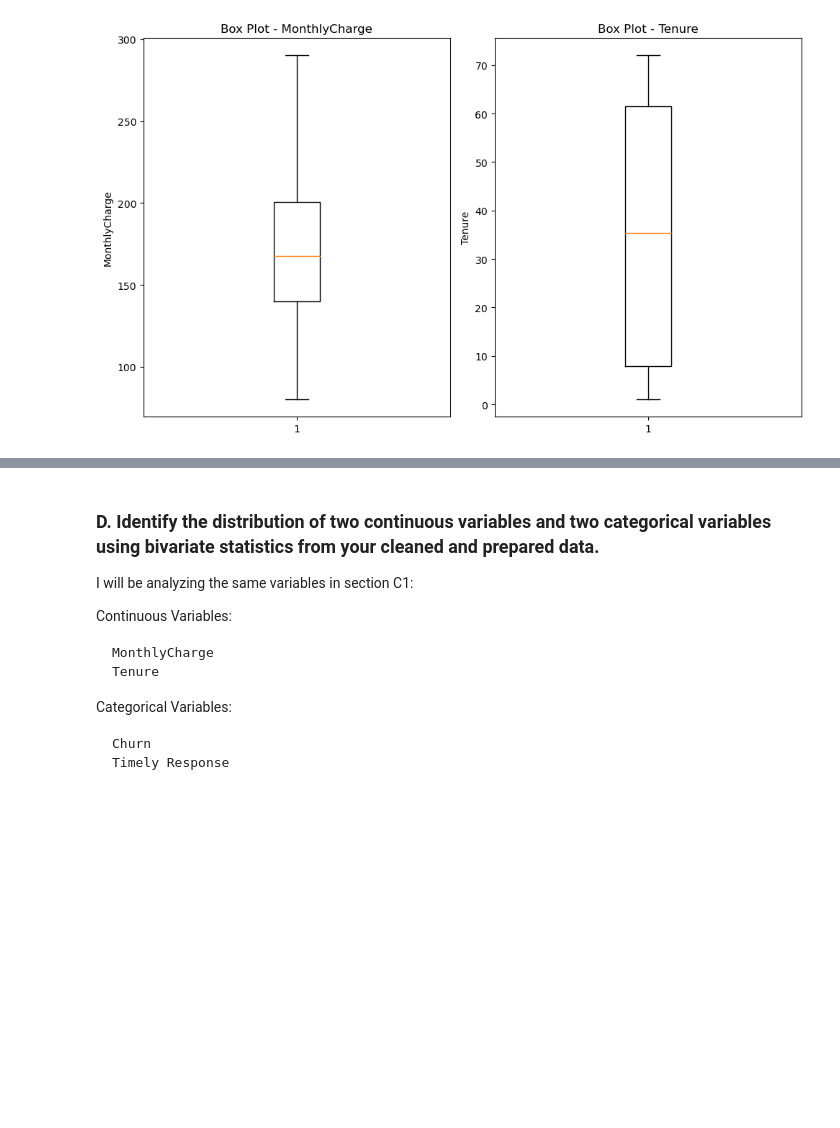
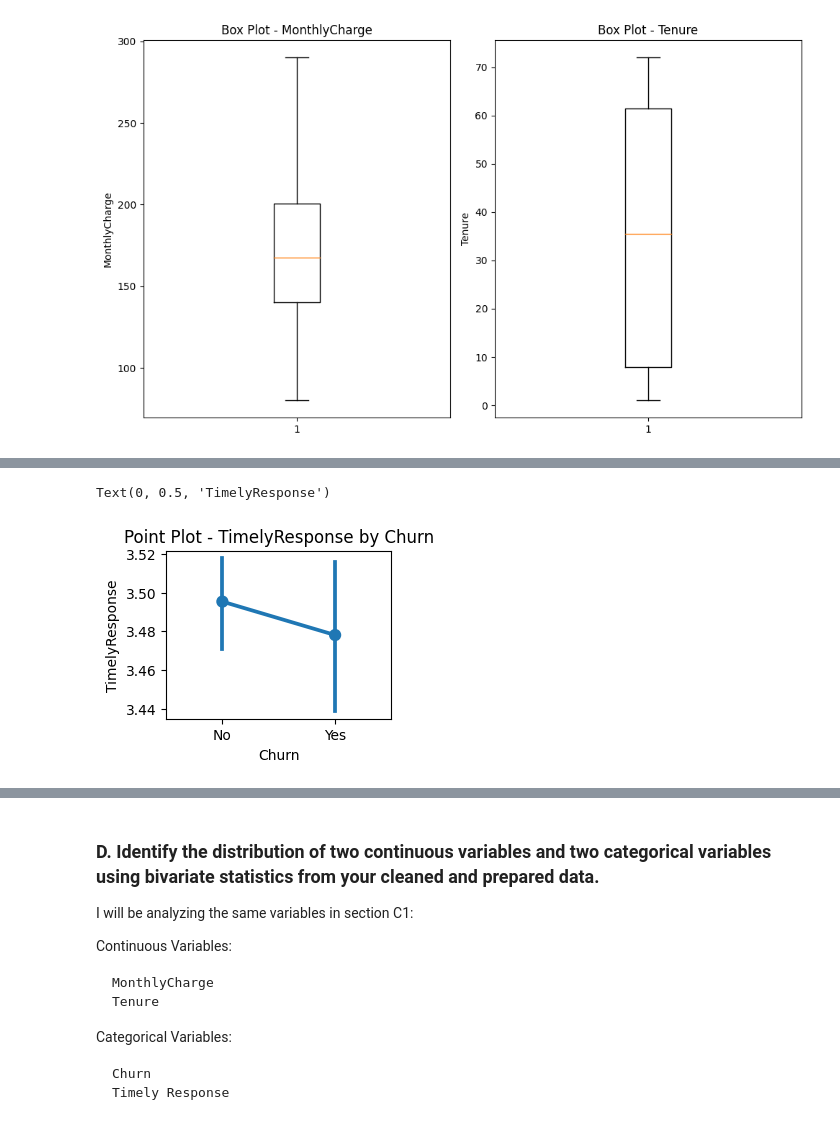
Before and after one commit to mkrug6/D207-WGU, a Jupyter notebook: D207.ipynb, the cells around one changed output, grey strips where cells are left out. Drawn from its saved outputs; the diff is of its cells as text; code cells hidden in the pictures; blank space fills up the shorter version.

```diff
--- a/D207.ipynb
+++ b/D207.ipynb
@@ -205,0 +218,10 @@ plt.show()
+# %%
+# point plot of categorical data
+plt.subplot(2, 2, 3)
+sns.pointplot(data=categorical_df, x='Churn', y='TimelyResponse')
+plt.title('Point Plot - TimelyResponse by Churn')
+plt.xlabel('Churn')
+plt.ylabel('TimelyResponse')
+# %% [output]
+Text(0, 0.5, 'TimelyResponse')
+[figure, added]
```
Also changed, not shown: parts of 5 cells of this notebook, 1 other file.
